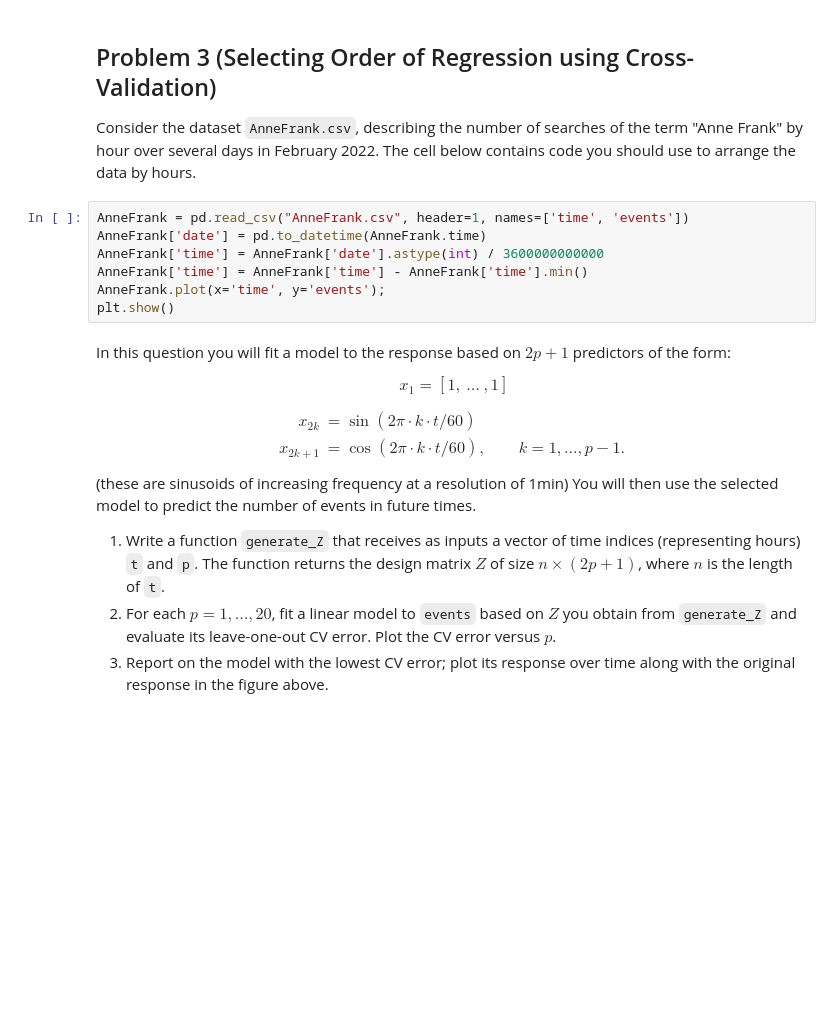
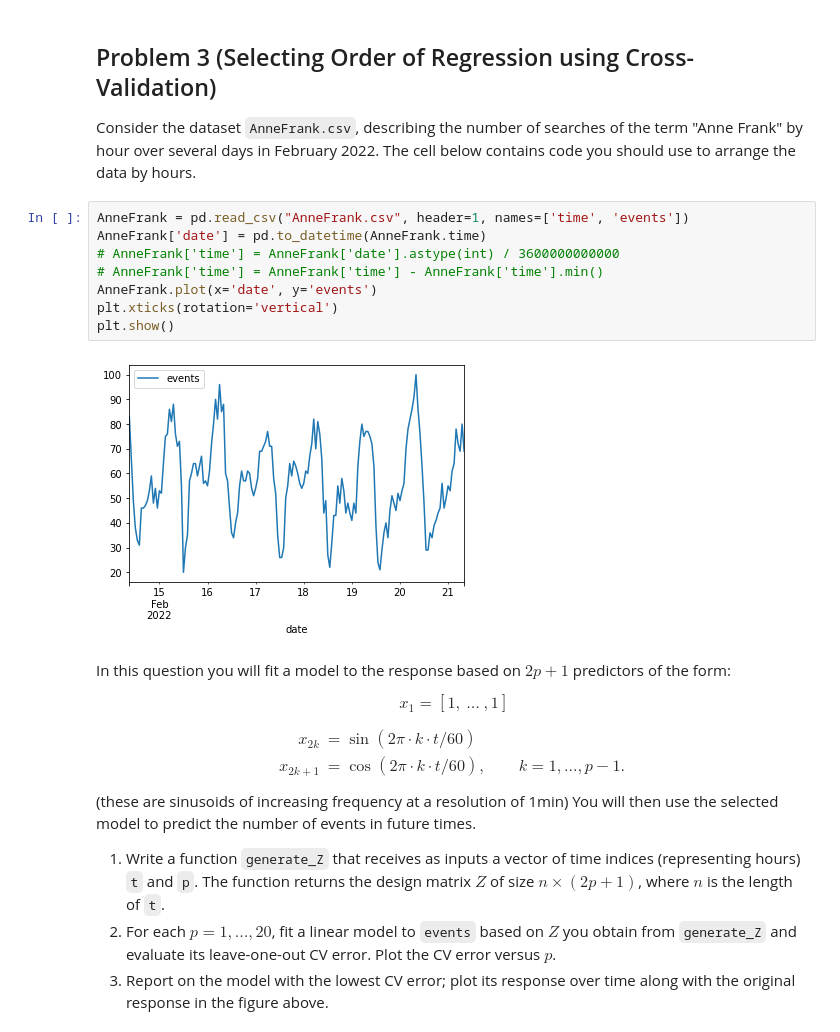
Before and after one commit to Nesher123/advanced-statistics, a Jupyter notebook: hw6/hw6.ipynb, the cells around one changed output. Cells and saved outputs as stored; diff of their text form; blank space fills up the shorter version.

```diff
--- a/hw6/hw6.ipynb
+++ b/hw6/hw6.ipynb
@@ -257,10 +389,13 @@ Consider the dataset ``AnneFrank.csv``, describing the number of searches of the
 # %%
 AnneFrank = pd.read_csv("AnneFrank.csv", header=1, names=['time', 'events'])
 AnneFrank['date'] = pd.to_datetime(AnneFrank.time)
-AnneFrank['time'] = AnneFrank['date'].astype(int) / 3600000000000
-AnneFrank['time'] = AnneFrank['time'] - AnneFrank['time'].min()
-AnneFrank.plot(x='time', y='events');
+# AnneFrank['time'] = AnneFrank['date'].astype(int) / 3600000000000
+# AnneFrank['time'] = AnneFrank['time'] - AnneFrank['time'].min()
+AnneFrank.plot(x='date', y='events')
+plt.xticks(rotation='vertical')
 plt.show()
+# %% [output]
+[figure, added]
 # %% [markdown]
 In this question you will fit a model to the response based on $2p+1$ predictors of the form:
 $$
```
Also changed, not shown: parts of 24 cells of this notebook.
